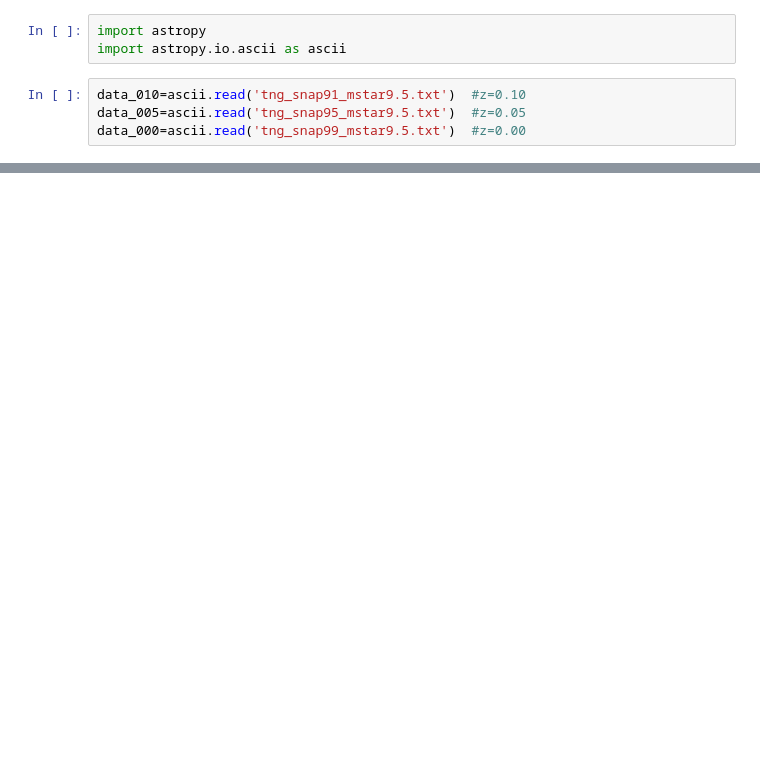
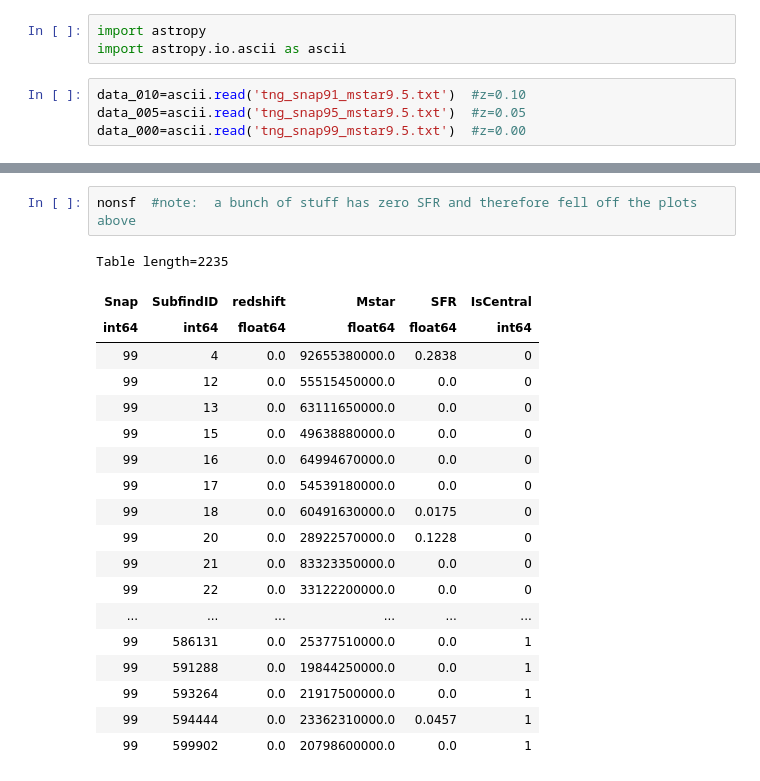
Before and after one commit to gsnyder206/deepmerge-mocks, a Jupyter notebook: TNG_Catalog_Selection_Example.ipynb, the cells around one changed output, grey strips where cells are left out. Saved outputs shown, nothing was run; the diff lists cells and outputs as text; blank space fills up the shorter version.

```diff
--- a/TNG_Catalog_Selection_Example.ipynb
+++ b/TNG_Catalog_Selection_Example.ipynb
@@ -29,0 +66,22 @@ Table length=10805
+# %%
+nonsf  #note:  a bunch of stuff has zero SFR and therefore fell off the plots above
+# %% [output]
+Table length=2235
+| Snap | SubfindID | redshift | Mstar | SFR | IsCentral |
+| int64 | int64 | float64 | float64 | float64 | int64 |
+| 99 | 4 | 0.0 | 92655380000.0 | 0.2838 | 0 |
+| 99 | 12 | 0.0 | 55515450000.0 | 0.0 | 0 |
+| 99 | 13 | 0.0 | 63111650000.0 | 0.0 | 0 |
+| 99 | 15 | 0.0 | 49638880000.0 | 0.0 | 0 |
+| 99 | 16 | 0.0 | 64994670000.0 | 0.0 | 0 |
+| 99 | 17 | 0.0 | 54539180000.0 | 0.0 | 0 |
+| 99 | 18 | 0.0 | 60491630000.0 | 0.0175 | 0 |
+| 99 | 20 | 0.0 | 28922570000.0 | 0.1228 | 0 |
+| 99 | 21 | 0.0 | 83323350000.0 | 0.0 | 0 |
+| 99 | 22 | 0.0 | 33122200000.0 | 0.0 | 0 |
+| ... | ... | ... | ... | ... | ... |
+| 99 | 586131 | 0.0 | 25377510000.0 | 0.0 | 1 |
+| 99 | 591288 | 0.0 | 19844250000.0 | 0.0 | 1 |
+| 99 | 593264 | 0.0 | 21917500000.0 | 0.0 | 1 |
+| 99 | 594444 | 0.0 | 23362310000.0 | 0.0457 | 1 |
+| 99 | 599902 | 0.0 | 20798600000.0 | 0.0 | 1 |
```
Also changed, not shown: parts of 7 cells of this notebook.
